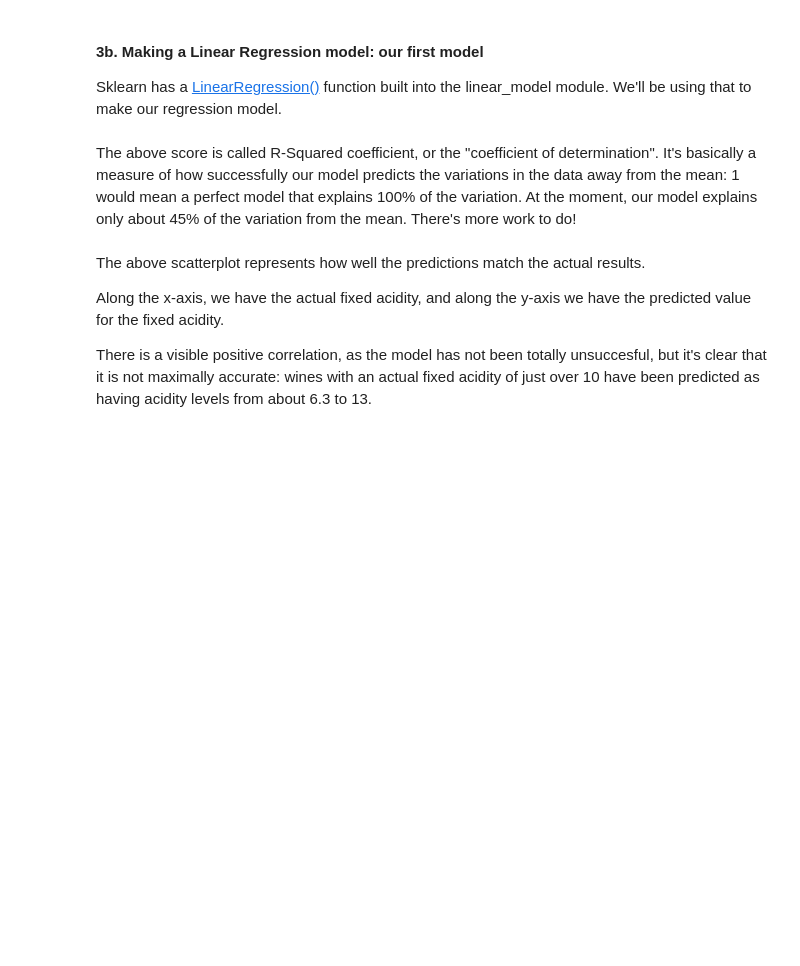
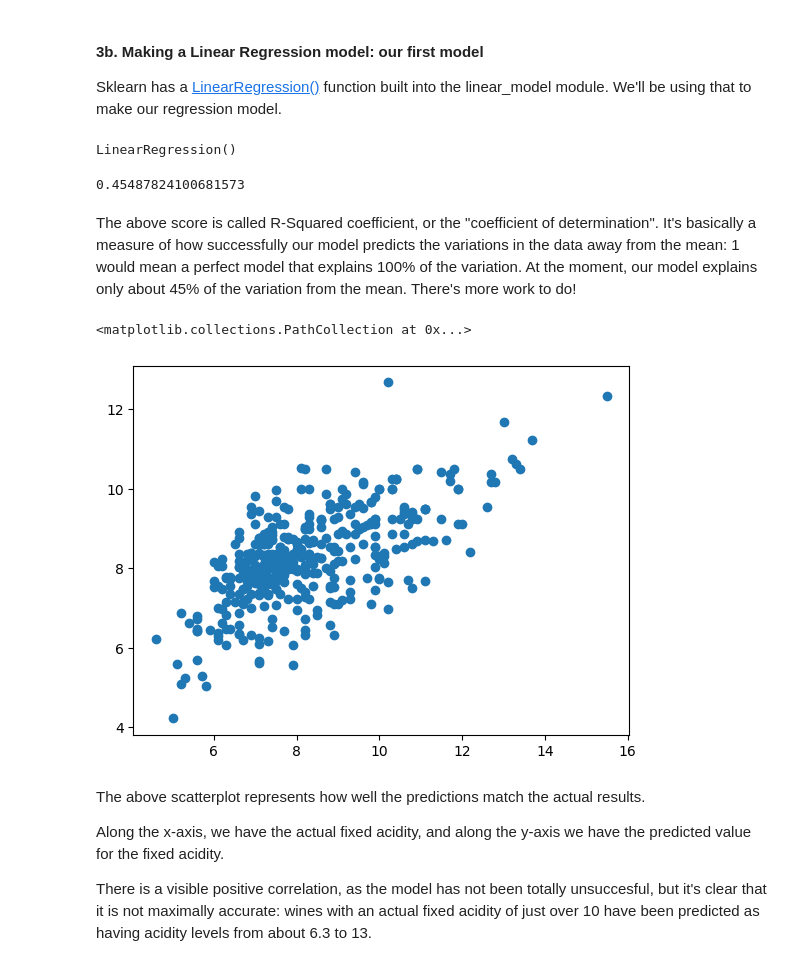
Before and after one commit to vanslykeaudio/SpringBoardDataScience, a Jupyter notebook: 11.4.1_Case_Study_-_Linear_Regression_1_/11.4.1 Case Study - Linear Regression/Springboard Regression Case Study - the Red Wine Dataset - Tier 1.ipynb, the cells around one changed output. Saved outputs shown, nothing was run; the diff lists cells and outputs as text; code cells hidden in the pictures; blank space fills up the shorter version.

Commit message:
completed tier 1 linear regression

```diff
--- a/11.4.1_Case_Study_-_Linear_Regression_1_/11.4.1 Case Study - Linear Regression/Springboard Regression Case Study - the Red Wine Dataset - Tier 1.ipynb
+++ b/11.4.1_Case_Study_-_Linear_Regression_1_/11.4.1 Case Study - Linear Regression/Springboard Regression Case Study - the Red Wine Dataset - Tier 1.ipynb
@@ -281,7 +281,7 @@ We'll be using [sklearn](https://scikit-learn.org/stable/modules/generated/sklea
 # Create a variable called 'y' (that's right, lower case) and assign it the fixed.acidity field of wine.
 # Using double brackets allows us to use the column headings.
 X = wine[["density"]]
-_ _ _ = wine[["_ _ _"]]
+y = wine[["fixed.acidity"]]
 
 # Split the data. This line uses the sklearn function train_test_split().
 # The test_size parameter means we can train with 75% of the data, and test on 25%.
@@ -297,23 +300,33 @@ Sklearn has a [LinearRegression()](https://scikit-learn.org/stable/modules/gener
 # %%
 # Create the model: make a variable called rModel, and assign it linear_model.LinearRegression(normalize=True).
 # Note: the normalize=True parameter enables the handling of different scales of our variables.
-rModel = linear_model.LinearRegression(_ _ _)
+
+# STUDENTS Note: It appears the normalization is now done in the preprocessing stage not within the model itself so I will not be normalizing here but when we get to
+#                the pipeline section of the modeling I will be sure to normalize there.  Thank you for understanding.
+rModel = linear_model.LinearRegression()
 # %%
 # We now want to train the model on our test data.
 # Call the .fit() method of rModel, and plug in X-train, y_train as parameters, in that order.
-rModel._ _ _(X_train, y_train)
+rModel.fit(X_train, y_train)
+# %% [output]
+LinearRegression()
 # %%
 # Evaluate the model by printing the result of calling .score() on rModel, with parameters X_train, y_train.
-print(rModel._ _ _(X_train, y_train))
+print(rModel.score(X_train, y_train))
+# %% [output]
+0.45487824100681573
 # %% [markdown]
 The above score is called R-Squared coefficient, or the "coefficient of determination". It's basically a measure of how successfully our model predicts the variations in the data away from the mean: 1 would mean a perfect model that explains 100% of the variation. At the moment, our model explains only about 45% of the variation from the mean. There's more work to do!
 # %%
 # Use the model to make predictions about our test data
 # Make a variable called y_pred, and assign it the result of calling the predict() method on rModel. Plug X_test into that method.
-y_pred = rModel._ _ _(X_test)
+y_pred = rModel.predict(X_test)
 # %%
 # Let's plot the predictions against the actual result. Use scatter()
-plt._ _ _(y_test,y_pred)
+plt.scatter(y_test,y_pred)
+# %% [output]
+<matplotlib.collections.PathCollection at 0x...>
+[figure, added]
 # %% [markdown]
 The above scatterplot represents how well the predictions match the actual results.
 
```
Also changed, not shown: parts of 15 cells of this notebook.
